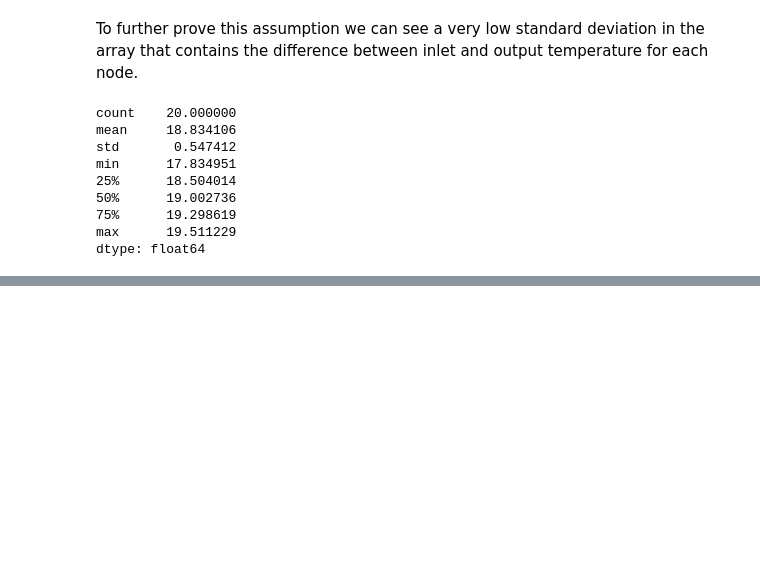
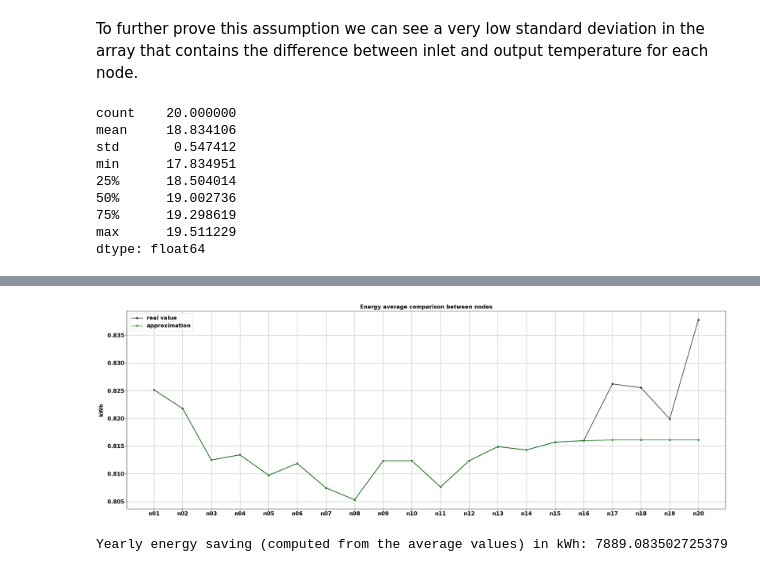
Before and after one commit to LSquarzoni/GreenTeam, a Jupyter notebook: Energy_Saving_computation.ipynb, the cells around one changed output, grey strips where cells are left out. Saved outputs shown, nothing was run; the diff lists cells and outputs as text; code cells hidden in the pictures; blank space fills up the shorter version.

Commit message:
Energy saving calculation carried out

```diff
--- a/Energy_Saving_computation.ipynb
+++ b/Energy_Saving_computation.ipynb
@@ -153,0 +144,9 @@ plt.show()
+# %%
+average_energy = dataset_E_mean_nodes.describe()['mean']
+dataset_E_mean_nodes_new = dataset_E_mean_nodes.copy()
+
+for node in range(17, 21):
+    node_nbr = 'n' + str(node)
+    dataset_E_mean_nodes_new[node_nbr] = average_energy
+
+dataset_E_mean_nodes_new
@@ -153,0 +171,28 @@ plt.show()
+# %%
+# Plotting the comparison
+fig, ax = plt.subplots(figsize=(30,10))
+
+sns.lineplot(data=dataset_E_mean_nodes, ax=ax, c='black', linewidth=2, alpha=0.7, marker='s', label='real value')
+sns.lineplot(data=dataset_E_mean_nodes_new, ax=ax, c='green', linewidth=2, alpha=0.7, marker='s', label='approximation')
+plt.grid(True)
+plt.gca().yaxis.labelpad = 10
+plt.xticks(fontweight='bold', fontsize=15)
+plt.yticks(fontweight='bold', fontsize=15)
+plt.ylabel('kWh', fontweight='bold', fontsize=15)
+plt.title("Energy average comparison between nodes", fontweight='bold', fontsize=15)
+ax.set_ylim()
+plt.legend(prop={'weight': 'bold', 'size': 15})
+
+#plt.savefig('../PLOTS/E_saving.png', dpi=300)
+plt.show()
+# %% [output]
+[figure, added]
+# %%
+avg_diff = dataset_E_mean_nodes.sum(axis=0) - dataset_E_mean_nodes_new.sum(axis=0)
+avg_diff_rack = avg_diff * 20
+avg_diff_day = avg_diff_rack * 24
+avg_diff_year = avg_diff_day * 365
+
+print(f'Yearly energy saving (computed from the average values) in kWh: {avg_diff_year}')
+# %% [output]
+Yearly energy saving (computed from the average values) in kWh: 7889.083502725379
```
Also changed, not shown: parts of 13 cells of this notebook.
